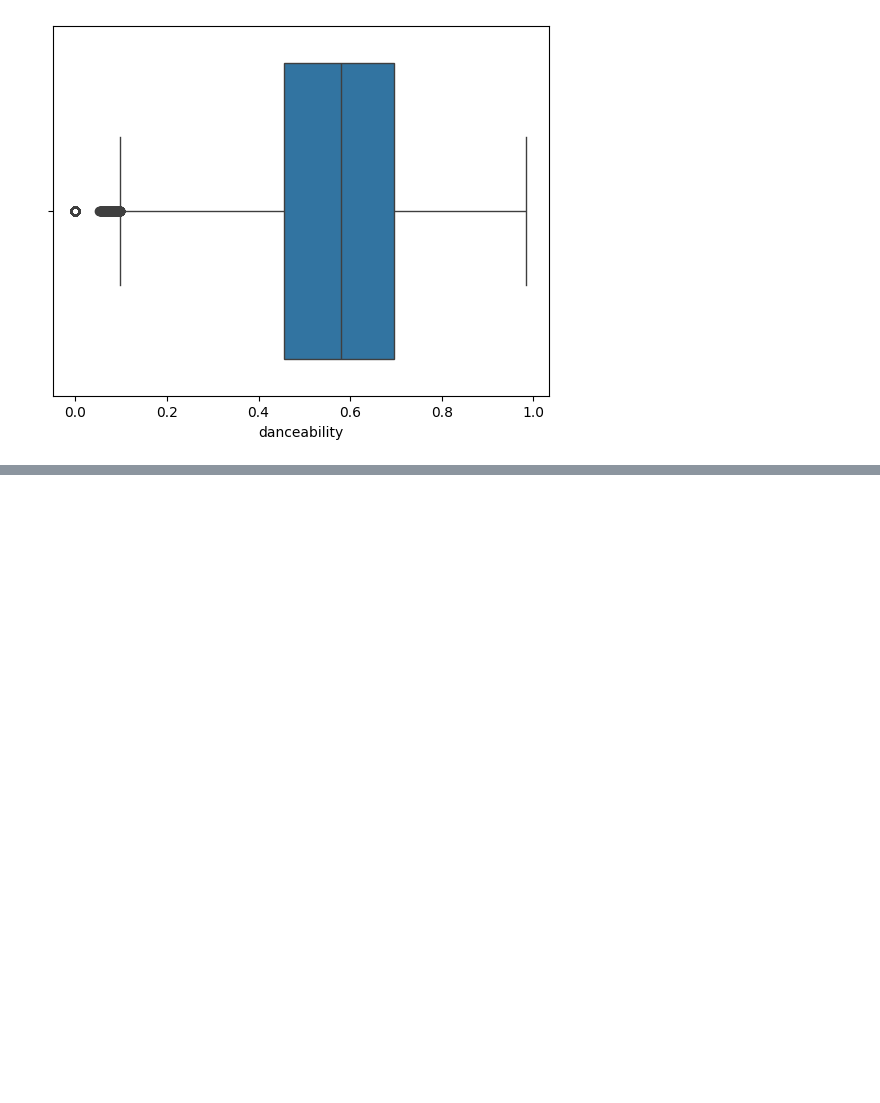
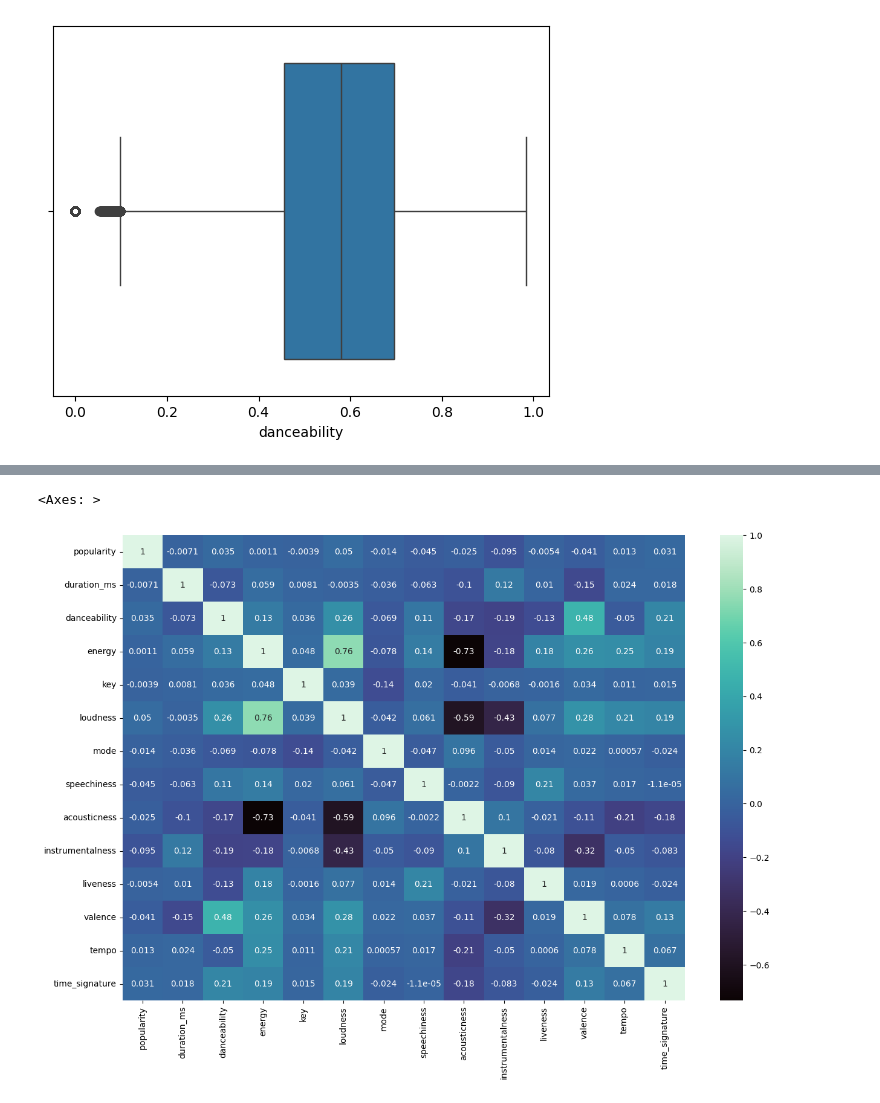
Before and after one commit to CurtisSchneider1/spotify_eda_curtisSchneider, a Jupyter notebook: notebooks/EDA_practice.ipynb, the cells around one changed output, grey strips where cells are left out. Drawn from its saved outputs; the diff is of its cells as text; code cells hidden in the pictures; blank space fills up the shorter version.

Commit message:
added heatmap for correlated numerical values

```diff
--- a/notebooks/EDA_practice.ipynb
+++ b/notebooks/EDA_practice.ipynb
@@ -195,3 +195,11 @@ sns.boxplot(x=df["danceability"])
 [figure]
 # %%
 # multivariate analysis - variables looks at how 2 or more variables are related to each other
+# corr only works on numerical data
+df.columns
+df_corr = df[['popularity',
+       'duration_ms', 'danceability', 'energy', 'key', 'loudness',
+       'mode', 'speechiness', 'acousticness', 'instrumentalness', 'liveness',
+       'valence', 'tempo', 'time_signature']].corr()
+
+df_corr
@@ -197,0 +222,8 @@ sns.boxplot(x=df["danceability"])
+# %%
+fig, ax = plt.subplots(figsize=(15, 10))
+sns.heatmap(df_corr, annot=True, cmap='mako')       # cmap is color palette
+
+# look for negatively and positively correlated values
+# %% [output]
+<Axes: >
+[figure, added]
```
Also changed, not shown: parts of 1 cell of this notebook.
